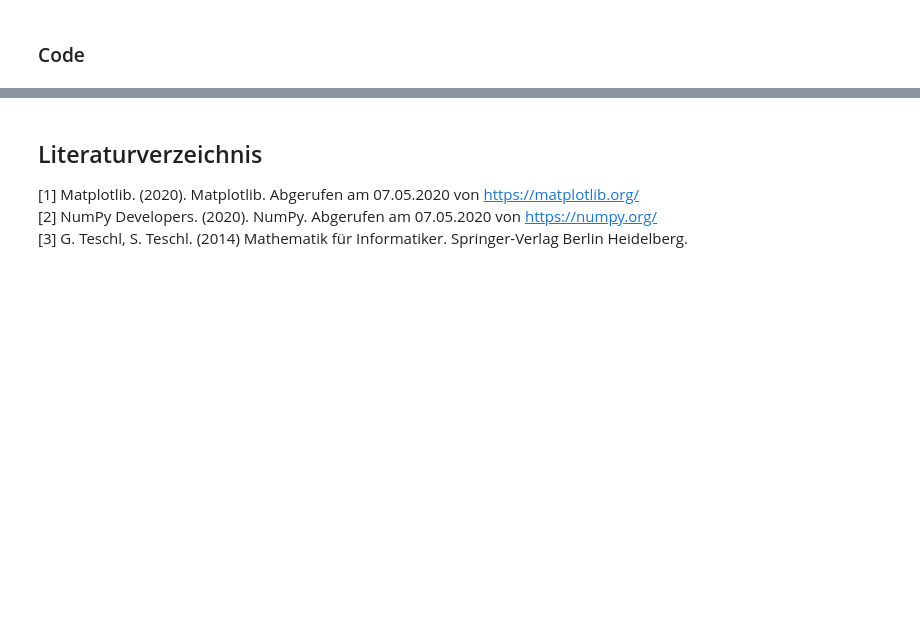
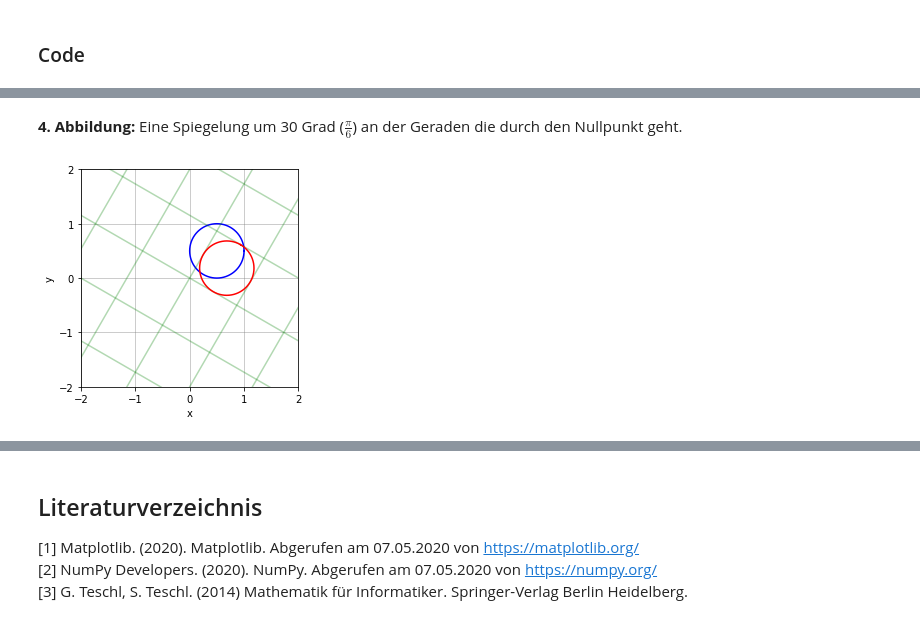
Before and after one commit to cheorges/Lineare-Algebra, a Jupyter notebook: semesterarbeit/Lineare Transformationen.ipynb, the cells around one changed output, grey strips where cells are left out. Saved outputs shown, nothing was run; the diff lists cells and outputs as text; code cells hidden in the pictures; blank space fills up the shorter version.

```diff
--- a/semesterarbeit/Lineare Transformationen.ipynb
+++ b/semesterarbeit/Lineare Transformationen.ipynb
@@ -180,0 +182,7 @@ lineareAbbildung(A, 2, 2)
+# %% [markdown]
+**4. Abbildung:** Eine Spiegelung um 30 Grad ($\frac{\pi}{6}$) an der Geraden die durch den Nullpunkt geht.
+# %%
+cos_a, sin_a = np.cos(np.pi/3), np.sin(np.pi/3)
+lineareAbbildung(np.array([[cos_a, sin_a], [sin_a, -cos_a] ]))
+# %% [output]
+[figure, added]
```
Also changed, not shown: parts of 20 cells of this notebook.
